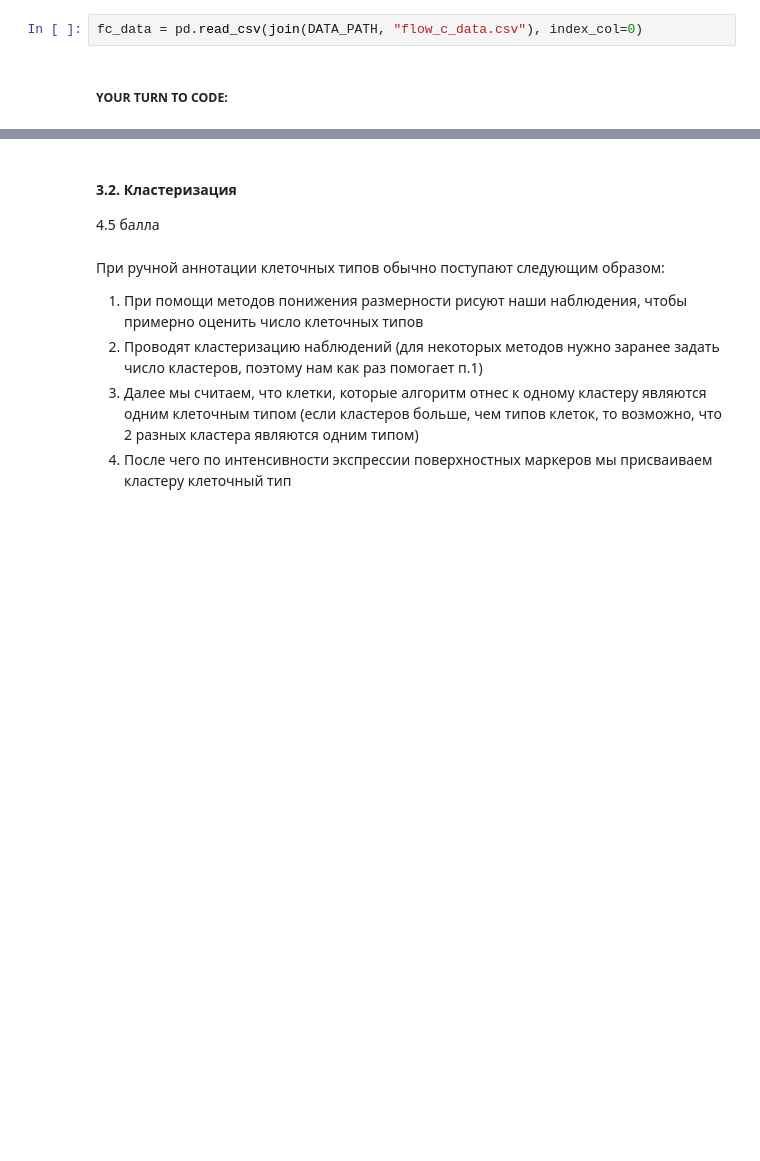
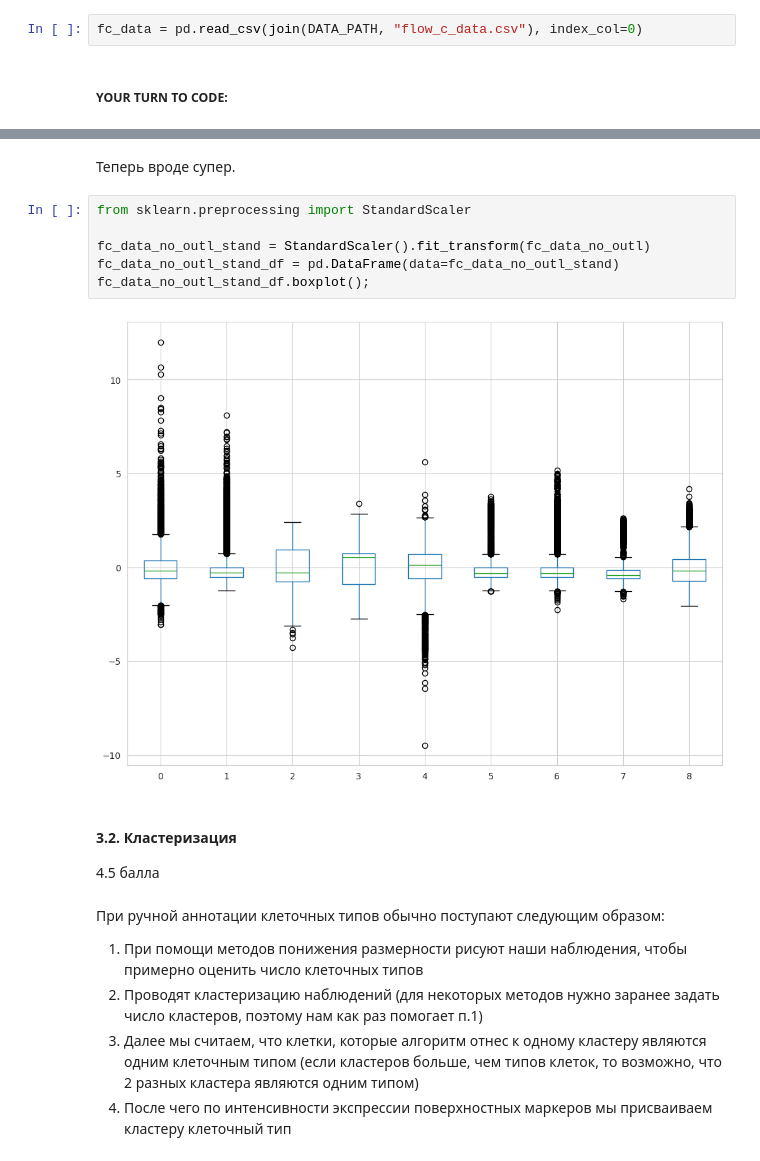
Before and after one commit to grishchenkoira/BI-ml-2024-homeworks, a Jupyter notebook: HW3/Cluster_tSNE.ipynb, the cells around one changed output, grey strips where cells are left out. Saved outputs shown, nothing was run; the diff lists cells and outputs as text; blank space fills up the shorter version.

```diff
--- a/HW3/Cluster_tSNE.ipynb
+++ b/HW3/Cluster_tSNE.ipynb
@@ -363,3 +421,13 @@ fc_data = pd.read_csv(join(DATA_PATH, "flow_c_data.csv"), index_col=0)
+# %% [markdown]
+Теперь вроде супер.
+# %%
+from sklearn.preprocessing import StandardScaler
+
+fc_data_no_outl_stand = StandardScaler().fit_transform(fc_data_no_outl)
+fc_data_no_outl_stand_df = pd.DataFrame(data=fc_data_no_outl_stand)
+fc_data_no_outl_stand_df.boxplot();
+# %% [output]
+[figure, added]
 # %% [markdown]
 #### 3.2. Кластеризация
 
```
Also changed, not shown: parts of 8 cells of this notebook.
